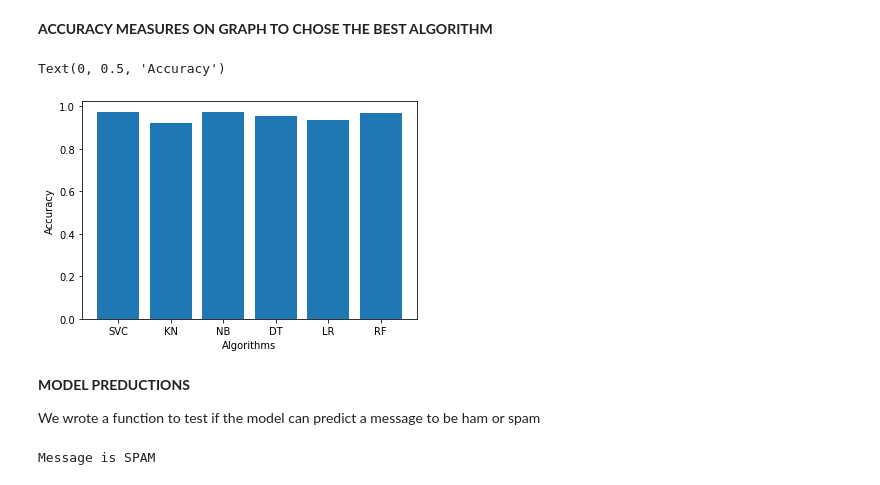
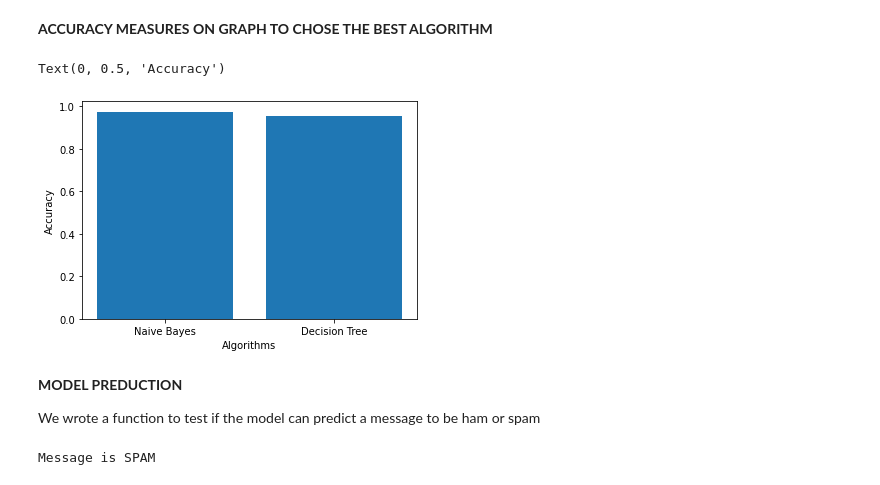
Before and after one commit to wandieinnocents/SpamSmsDetector_MachineLearning, a Jupyter notebook: SmsSpamClassifyerFinal.ipynb, the cells around one changed output. Drawn from its saved outputs; the diff is of its cells as text; code cells hidden in the pictures.

```diff
--- a/SmsSpamClassifyerFinal.ipynb
+++ b/SmsSpamClassifyerFinal.ipynb
@@ -435,19 +423,19 @@ pred_scores_word_vectors
 **ACCURACY MEASURES ON GRAPH TO CHOSE THE BEST ALGORITHM**
 # %%
 # Accuracy graph
-accuracies=[0.9729381443298969,0.9188144329896907,0.9742268041237113,0.9536082474226805,0.9355670103092784,0.9690721649484536]
-
-models=['SVC','KN','NB','DT','LR','RF']
+accuracies=[0.9742268041237113,0.9536082474226805]
+# Algorithms
+models=['Naive Bayes','Decision Tree']
 
 plt.bar(models,accuracies)
 plt.xlabel("Algorithms")
 plt.ylabel("Accuracy")
 #plt.show()
 # %% [output]
 Text(0, 0.5, 'Accuracy')
-[figure, old version]
+[figure, new version]
 # %% [markdown]
-**MODEL PREDUCTIONS**
+**MODEL PREDUCTION**
 
 We wrote a function to test if the model can predict a message to be ham or spam
 # %%
```
Also changed, not shown: parts of 6 cells of this notebook.
